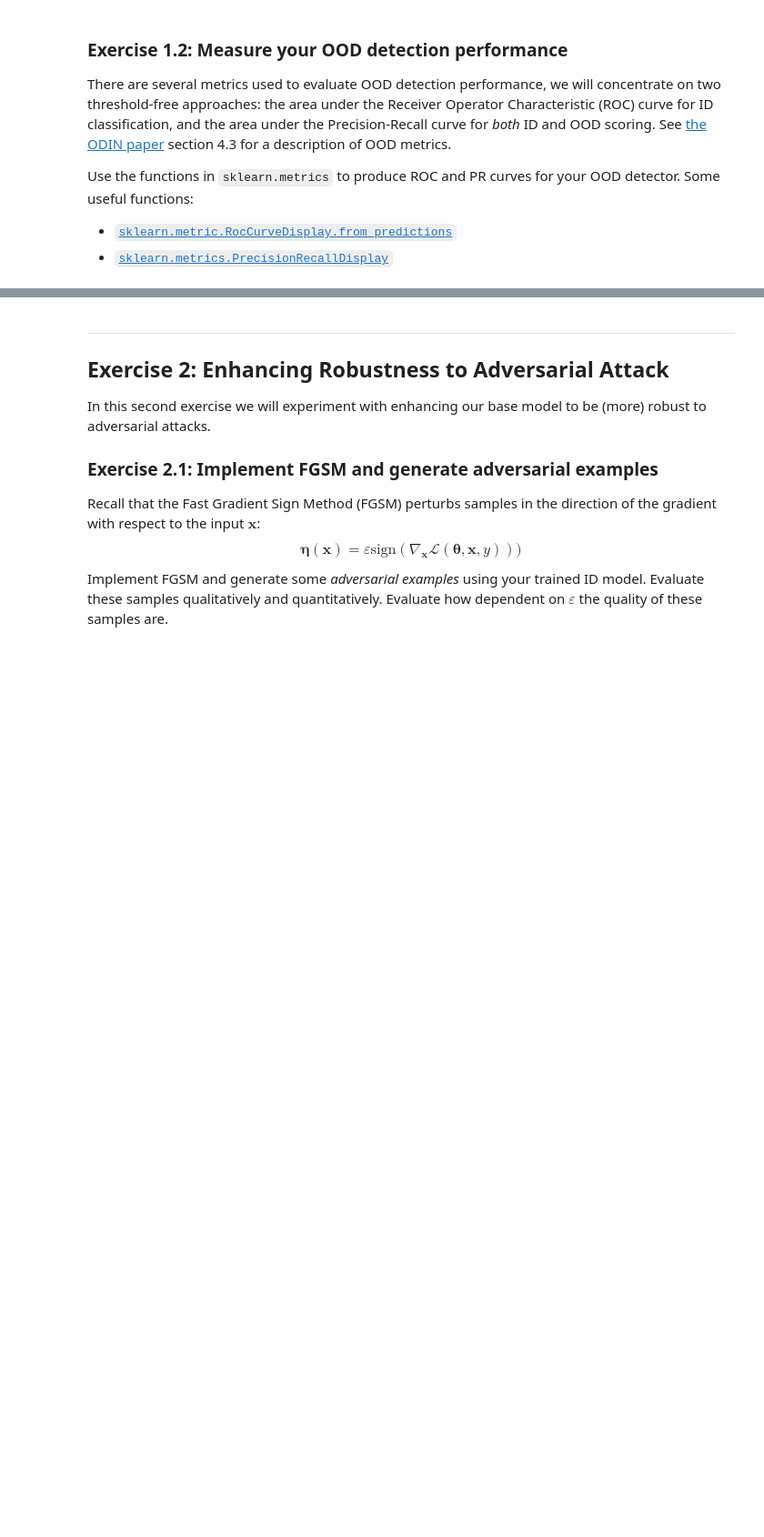
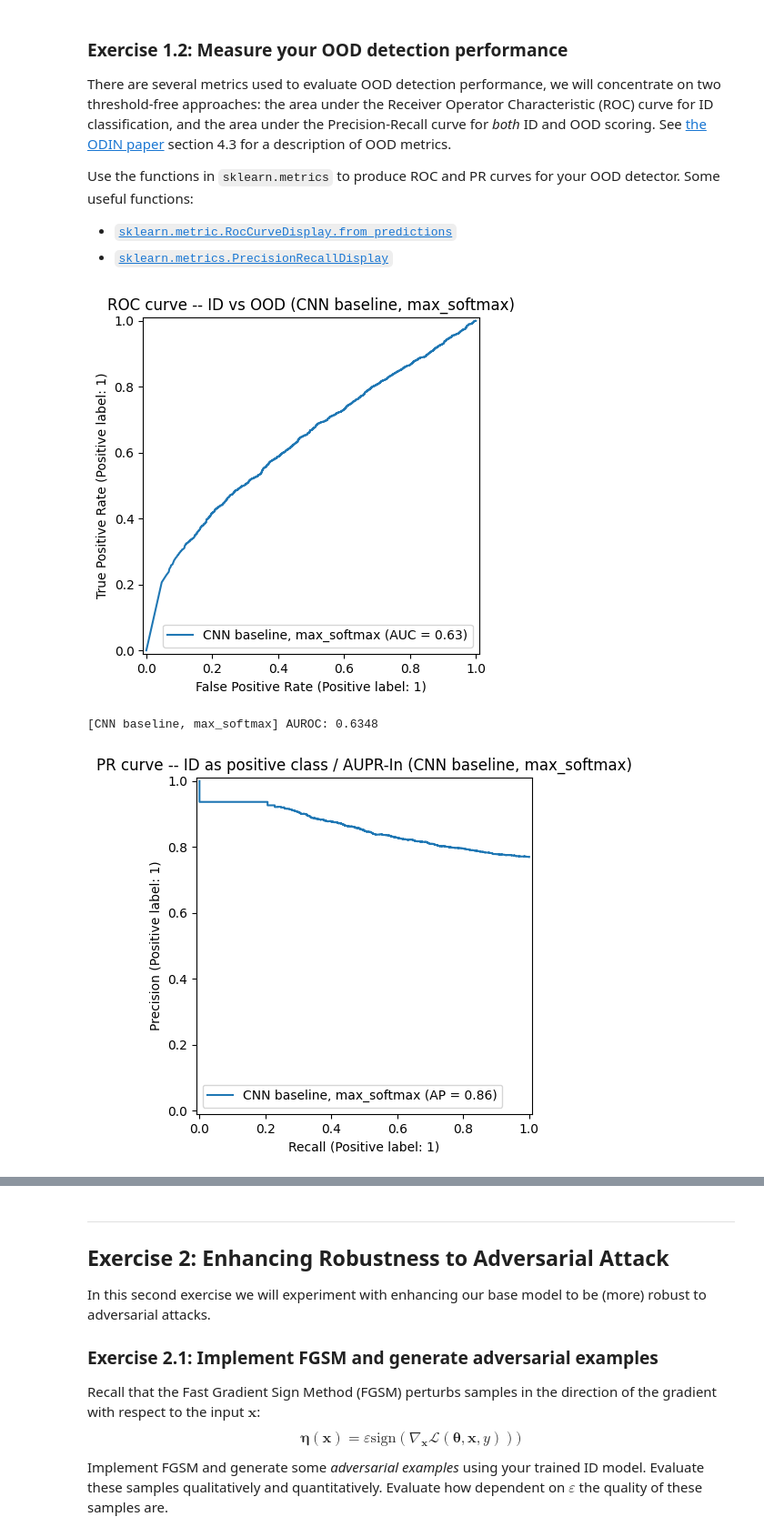
Before and after one commit to Eros-Pinzani/DLA_Projects, a Jupyter notebook: Lab04_DLA/DLA-Lab4.ipynb, the cells around one changed output, grey strips where cells are left out. Shown at 91% size. Drawn from its saved outputs; the diff is of its cells as text; code cells hidden in the pictures; blank space fills up the shorter version.

Commit message:
Completed exercise 1 of Lab 4

```diff
--- a/Lab04_DLA/DLA-Lab4.ipynb
+++ b/Lab04_DLA/DLA-Lab4.ipynb
@@ -30,4 +260,48 @@ Use the functions in `sklearn.metrics` to produce ROC and PR curves for your OOD
 + [`sklearn.metric.RocCurveDisplay.from_predictions`](https://scikit-learn.org/stable/modules/generated/sklearn.metrics.RocCurveDisplay.html)
 + [`sklearn.metrics.PrecisionRecallDisplay`](https://scikit-learn.org/stable/modules/generated/sklearn.metrics.PrecisionRecallDisplay.html)
 # %%
-# Your code here.
+# --- Exercise 1.2: OOD detection metrics (ROC / PR curves) ---
+from sklearn.metrics import RocCurveDisplay, PrecisionRecallDisplay, roc_auc_score
+
+def evaluate_ood_detection(id_scores, ood_scores, label=""):
+    """
+    Given ID and OOD scores (higher score = more confidently in-distribution),
+    plots the ROC curve and both PR curves (ID-positive and OOD-positive),
+    and prints AUROC.
+    """
+    id_scores = id_scores.cpu().numpy()
+    ood_scores = ood_scores.cpu().numpy()
+
+    # Convention: label 1 = ID, label 0 = OOD. A higher score should mean
+    # "more confidently ID" -- exactly what max_softmax/max_logit give us.
+    y_true = np.concatenate([np.ones_like(id_scores), np.zeros_like(ood_scores)])
+    y_score = np.concatenate([id_scores, ood_scores])
+
+    # --- ROC curve: can we tell ID from OOD at all? ---
+    RocCurveDisplay.from_predictions(y_true, y_score, name=label)
+    plt.title(f"ROC curve -- ID vs OOD ({label})")
+    plt.show()
+    print(f"[{label}] AUROC: {roc_auc_score(y_true, y_score):.4f}")
+
+    # --- PR curve, ID as positive class (AUPR-In) ---
+    PrecisionRecallDisplay.from_predictions(y_true, y_score, name=label)
+    plt.title(f"PR curve -- ID as positive class / AUPR-In ({label})")
+    plt.show()
+
+    # --- PR curve, OOD as positive class (AUPR-Out) ---
+    # Swapping which class is "positive" also requires flipping the score:
+    # a higher score must now mean "more confidently OOD" -- so we negate it.
+    # (This is why AUPR-In and AUPR-Out are reported separately in the ODIN
+    # paper: unlike ROC, PR curves are NOT symmetric under this swap.)
+    y_true_ood = 1 - y_true
+    y_score_ood = -y_score
+    PrecisionRecallDisplay.from_predictions(y_true_ood, y_score_ood, name=label)
+    plt.title(f"PR curve -- OOD as positive class / AUPR-Out ({label})")
+    plt.show()
+
+
+evaluate_ood_detection(id_scores, ood_scores, label="CNN baseline, max_softmax")
+# %% [output]
+[figure, added]
+[CNN baseline, max_softmax] AUROC: 0.6348
+[figure, added]
```
Also changed, not shown: parts of 10 cells of this notebook, 5 other files.
